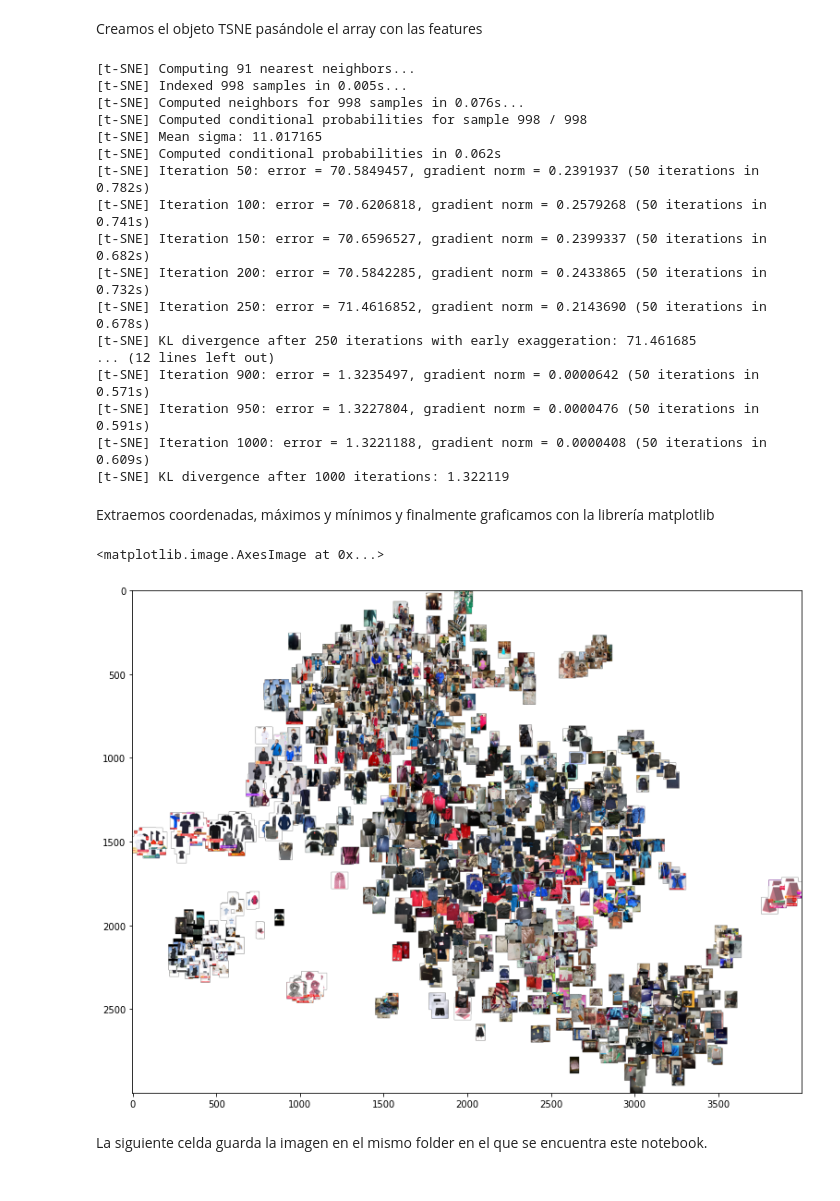
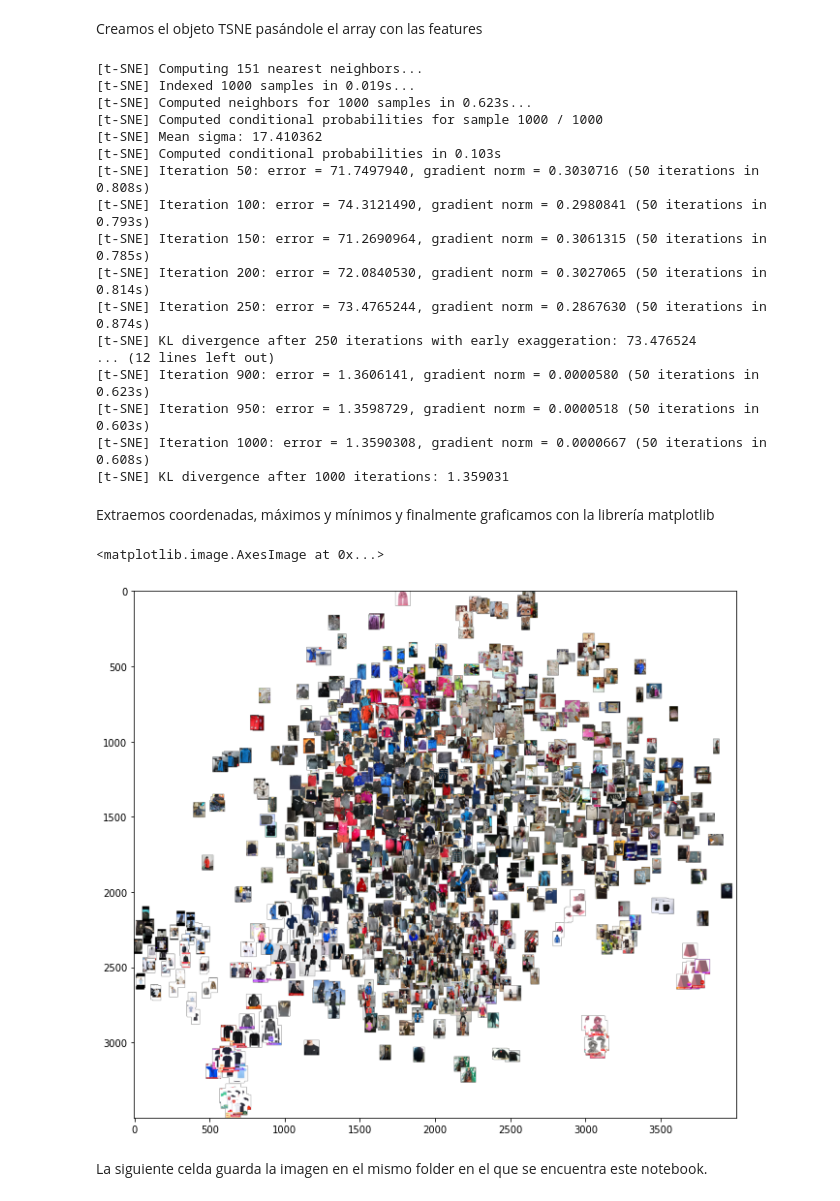
Before and after one commit to suulcoder/project_ai, a Jupyter notebook: clustering.ipynb, the cells around one changed output. Saved outputs shown, nothing was run; the diff lists cells and outputs as text; code cells hidden in the pictures.

Commit message:
Final Changes to clustering.ipynb

```diff
--- a/clustering.ipynb
+++ b/clustering.ipynb
@@ -54,14 +49,8 @@ print("Se analizarán %d imagenes" % len(imagenes))
 # %% [markdown]
 A continuación,iteraremos sobre nuestro array de imágenes y abriremos cada imagen, extraeremos su vector de características y lo agregaremos a una lista llamada "features" que contendrá nuestras features para cada imagen.
 # %%
-timer1 = time.clock()
 features = []
 for i, path_de_imagen in enumerate(imagenes):
-    if i % 100 == 0:
-        timer2 = time.clock()
-        elap = timer2-timer1;
-        print("Analizando imagen %d / %d. en un tiempo de: %4.4f seconds." % (i, len(imagenes),elap))
-        timer1 = time.clock()
     imagen, array_imagen = cargar_imagen(path_de_imagen);
     feature = extraer_features.predict(array_imagen)[0]
     features.append(feature)
@@ -84,6 +63,6 @@ Utilizamos PCA para reducir el monto de redundancia de nuestras features (duplic
 # %%
 features = np.array(features)
-pca = PCA(n_components=30)
+pca = PCA(n_components=300)
 pca.fit(features)
 pca_features = pca.transform(features)
 # %% [markdown]
@@ -98,45 +77,44 @@ if len(imagenes) > imagenes_a_graficar:
 # %% [markdown]
 Creamos el objeto TSNE pasándole el array con las features
 # %%
-X = np.array(pca_features)
-tsne = TSNE(n_components=2, learning_rate=150, perplexity=30, angle=0.2, verbose=2).fit_transform(X)
+tsne = TSNE(n_components=2, learning_rate=150, perplexity=50, angle=0.2, verbose=2).fit_transform(np.array(pca_features))
 # %% [output]
-[t-SNE] Computing 91 nearest neighbors...
-[t-SNE] Indexed 998 samples in 0.005s...
-[t-SNE] Computed neighbors for 998 samples in 0.076s...
-[t-SNE] Computed conditional probabilities for sample 998 / 998
-[t-SNE] Mean sigma: 11.017165
-[t-SNE] Computed conditional probabilities in 0.062s
-[t-SNE] Iteration 50: error = 70.5849457, gradient norm = 0.2391937 (50 iterations in 0.782s)
-[t-SNE] Iteration 100: error = 70.6206818, gradient norm = 0.2579268 (50 iterations in 0.741s)
-[t-SNE] Iteration 150: error = 70.6596527, gradient norm = 0.2399337 (50 iterations in 0.682s)
-[t-SNE] Iteration 200: error = 70.5842285, gradient norm = 0.2433865 (50 iterations in 0.732s)
-[t-SNE] Iteration 250: error = 71.4616852, gradient norm = 0.2143690 (50 iterations in 0.678s)
-[t-SNE] KL divergence after 250 iterations with early exaggeration: 71.461685
+[t-SNE] Computing 151 nearest neighbors...
+[t-SNE] Indexed 1000 samples in 0.019s...
+[t-SNE] Computed neighbors for 1000 samples in 0.623s...
+[t-SNE] Computed conditional probabilities for sample 1000 / 1000
+[t-SNE] Mean sigma: 17.410362
+[t-SNE] Computed conditional probabilities in 0.103s
+[t-SNE] Iteration 50: error = 71.7497940, gradient norm = 0.3030716 (50 iterations in 0.808s)
+[t-SNE] Iteration 100: error = 74.3121490, gradient norm = 0.2980841 (50 iterations in 0.793s)
+[t-SNE] Iteration 150: error = 71.2690964, gradient norm = 0.3061315 (50 iterations in 0.785s)
+[t-SNE] Iteration 200: error = 72.0840530, gradient norm = 0.3027065 (50 iterations in 0.814s)
+[t-SNE] Iteration 250: error = 73.4765244, gradient norm = 0.2867630 (50 iterations in 0.874s)
+[t-SNE] KL divergence after 250 iterations with early exaggeration: 73.476524
 ... (12 lines left out)
-[t-SNE] Iteration 900: error = 1.3235497, gradient norm = 0.0000642 (50 iterations in 0.571s)
-[t-SNE] Iteration 950: error = 1.3227804, gradient norm = 0.0000476 (50 iterations in 0.591s)
-[t-SNE] Iteration 1000: error = 1.3221188, gradient norm = 0.0000408 (50 iterations in 0.609s)
-[t-SNE] KL divergence after 1000 iterations: 1.322119
+[t-SNE] Iteration 900: error = 1.3606141, gradient norm = 0.0000580 (50 iterations in 0.623s)
+[t-SNE] Iteration 950: error = 1.3598729, gradient norm = 0.0000518 (50 iterations in 0.603s)
+[t-SNE] Iteration 1000: error = 1.3590308, gradient norm = 0.0000667 (50 iterations in 0.608s)
+[t-SNE] KL divergence after 1000 iterations: 1.359031
 # %% [markdown]
 Extraemos coordenadas, máximos y mínimos y finalmente graficamos con la librería matplotlib
 # %%
 tx, ty = tsne[:,0], tsne[:,1]
 tx = (tx-np.min(tx)) / (np.max(tx) - np.min(tx))
 ty = (ty-np.min(ty)) / (np.max(ty) - np.min(ty))
 
-imagen_cluster = Image.new('RGBA', (4000, 3000))
+imagen_cluster = Image.new('RGBA', (4000, 3500))
 for imagen, x, y in zip(imagenes, tx, ty):
     tile = Image.open(imagen)
     rs = max(1, tile.width/100, tile.height/100)
     tile = tile.resize((int(tile.width/rs), int(tile.height/rs)), Image.ANTIALIAS)
-    imagen_cluster.paste(tile, (int((4000-100)*x), int((3000-100)*y)), mask=tile.convert('RGBA'))
+    imagen_cluster.paste(tile, (int((4000-100)*x), int((3500-100)*y)), mask=tile.convert('RGBA'))
 
 matplotlib.pyplot.figure(figsize = (14,10))
 imshow(imagen_cluster)
 # %% [output]
 <matplotlib.image.AxesImage at 0x...>
-[figure, old version]
+[figure, new version]
 # %% [markdown]
 La siguiente celda guarda la imagen en el mismo folder en el que se encuentra este notebook.
 # %%
```
Also changed, not shown: parts of 6 cells of this notebook.
